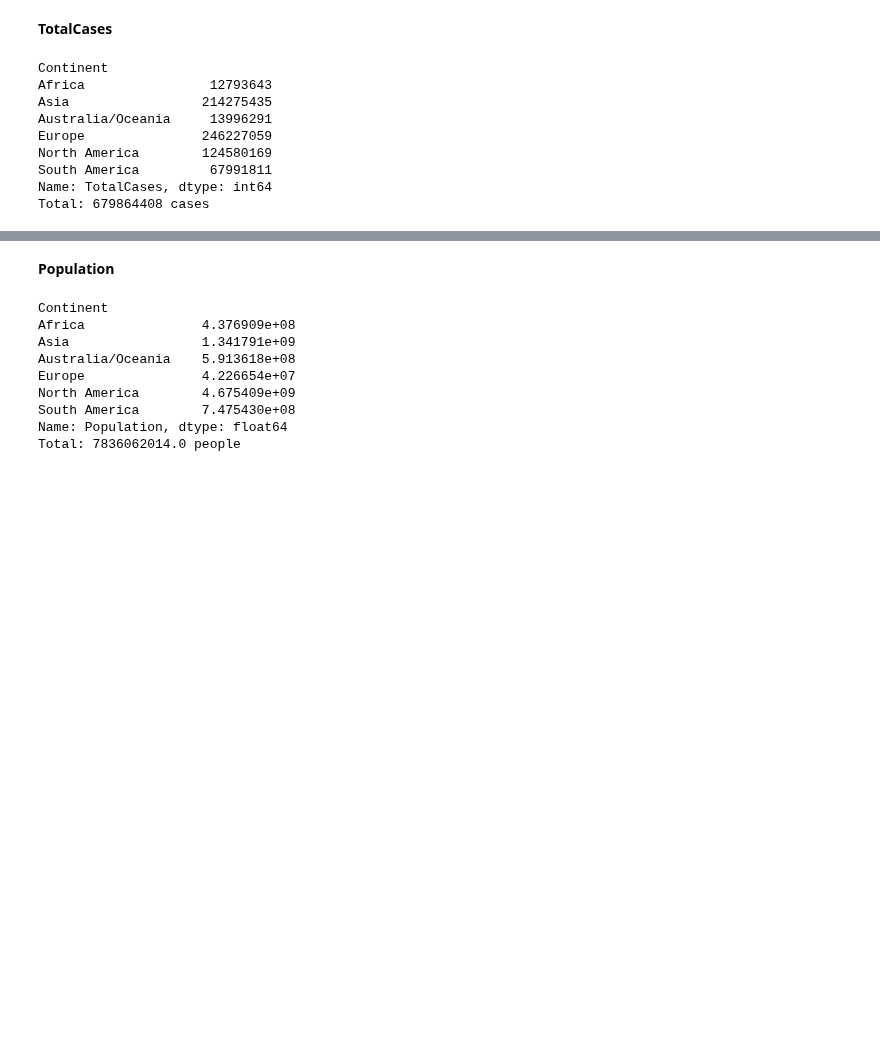
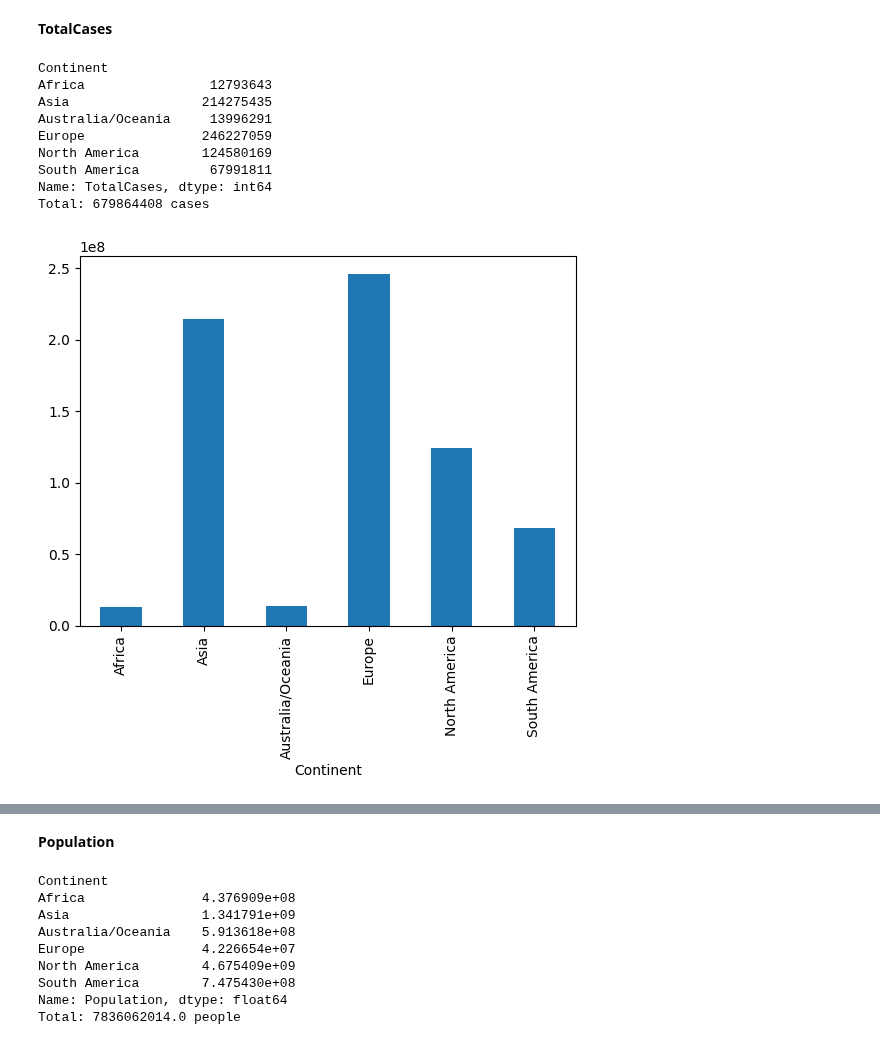
Before and after one commit to daongochoa2002/Lab1-Data-Visualization, a Jupyter notebook: Coronavirus Analysis.ipynb, the cells around one changed output, grey strips where cells are left out. Cells and saved outputs as stored; diff of their text form; code cells hidden in the pictures; blank space fills up the shorter version.

```diff
--- a/Coronavirus Analysis.ipynb
+++ b/Coronavirus Analysis.ipynb
@@ -490,3 +510,9 @@ North America        124580169
 South America         67991811
 Name: TotalCases, dtype: int64
 Total: 679864408 cases
+# %%
+# plot the bar chart
+df.groupby('Continent')['TotalCases'].sum().plot(kind='bar')
+plt.show()
+# %% [output]
+[figure, added]
```
Also changed, not shown: parts of 7 cells of this notebook.
